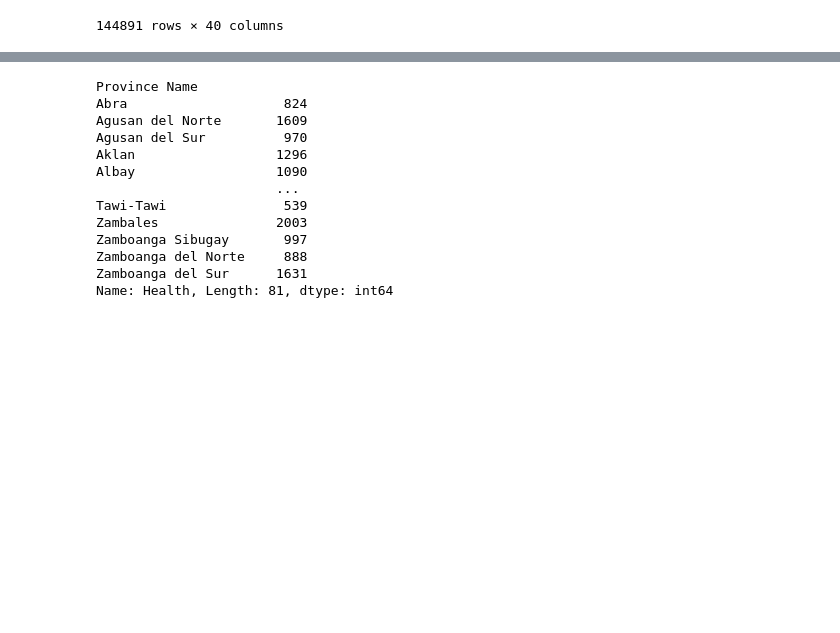
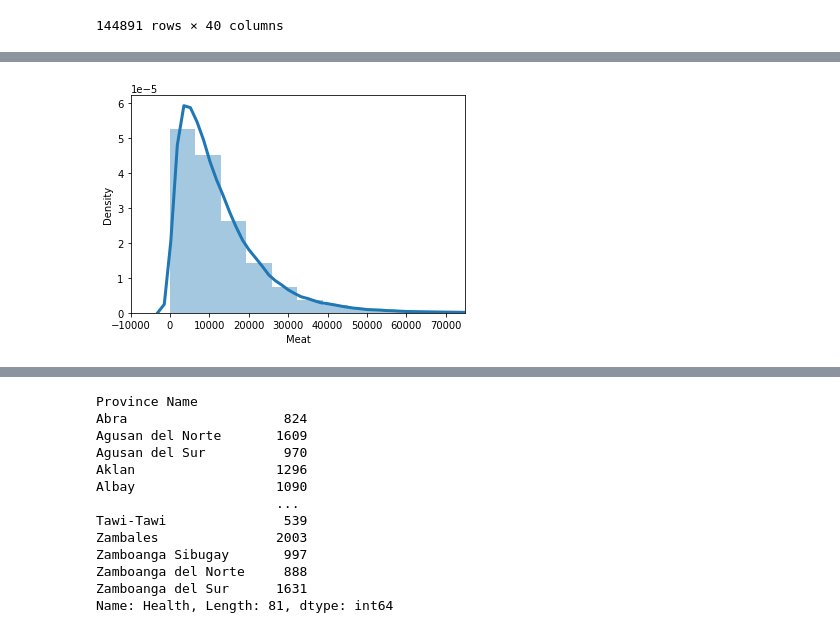
Before and after one commit to Secade/DATA101-FIES2018-DSWD, a Jupyter notebook: FIES2018 EDA.ipynb, the cells around one changed output, grey strips where cells are left out. Cells and saved outputs as stored; diff of their text form; code cells hidden in the pictures; blank space fills up the shorter version.

```diff
--- a/FIES2018 EDA.ipynb
+++ b/FIES2018 EDA.ipynb
@@ -460,0 +504,8 @@ main_db.to_csv('Filtered FIES2018.csv')
+# %%
+sns.distplot(main_db['Meat'], hist = True, kde = True,
+                 kde_kws = {'linewidth': 3})
+
+plt.xlim([-10000, 75000])
+plt.show()
+# %% [output]
+[figure, added]
```
Also changed, not shown: parts of 3 cells of this notebook, 4 other files.
